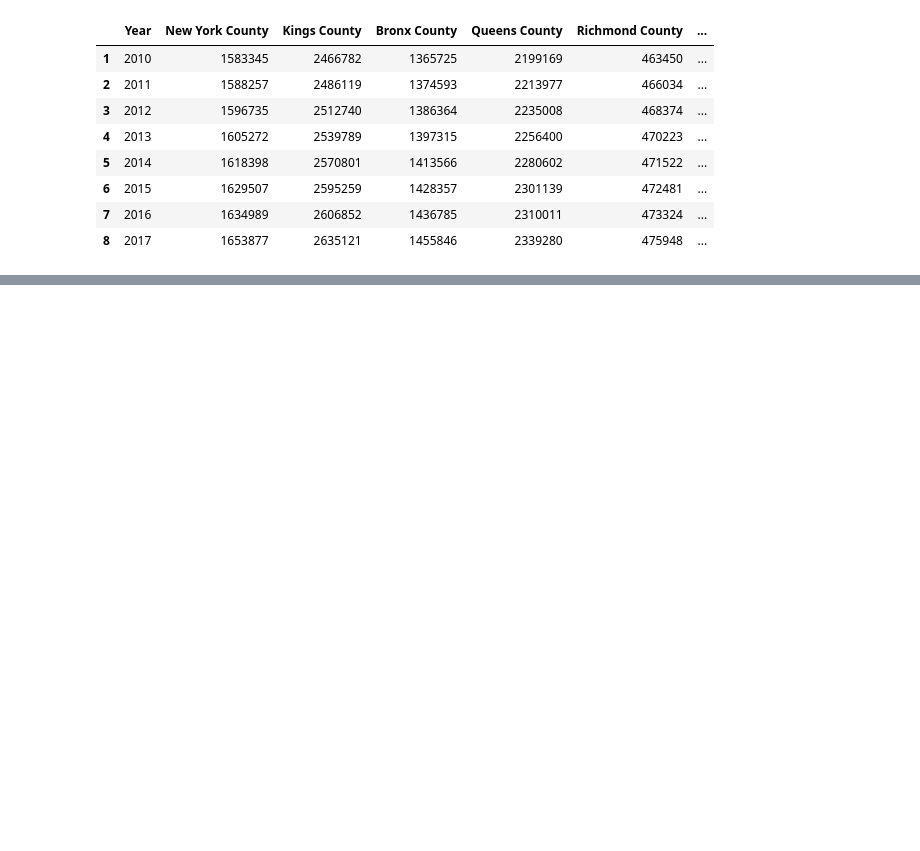
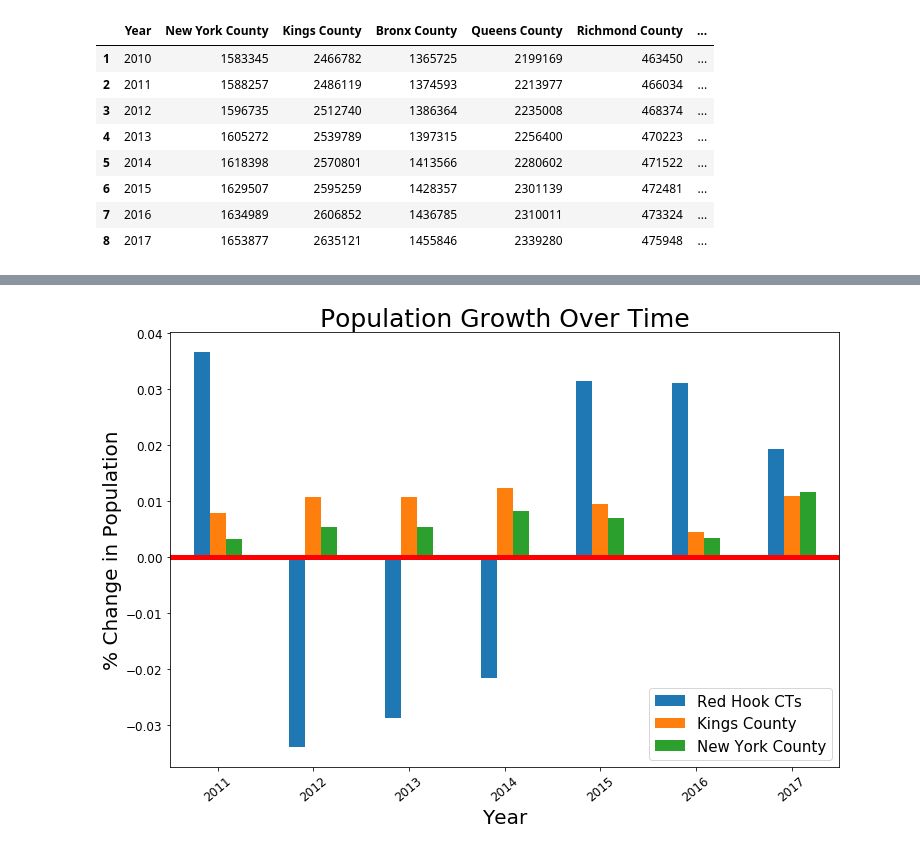
Before and after one commit to akash-y/digitalceqr, a Jupyter notebook: CHAPTER 21 - CHARACTER/population.ipynb, the cells around one changed output, grey strips where cells are left out. Cells and saved outputs as stored; diff of their text form; code cells hidden in the pictures; blank space fills up the shorter version.

```diff
--- a/CHAPTER 21 - CHARACTER/population.ipynb
+++ b/CHAPTER 21 - CHARACTER/population.ipynb
@@ -78,0 +81,4 @@ pop_df
+# %%
+# Get specific df columns for the plot at the end
+cols_filter = pop_df.columns.drop(['Year','Bronx County','Queens County','Richmond County','New York City Total'])
+cols_filter
@@ -78,0 +87,4 @@ pop_df
+# %%
+# Get the years for the following merge
+years = pop_df[['Year']]
+years
@@ -78,0 +101,5 @@ pop_df
+# %%
+# Percentage change in population
+pc = pop_df[cols_filter].pct_change().drop([1]).reset_index(drop=True)
+pc = pc.merge(years.drop([1]).reset_index(drop=True), how='left', left_index=True, right_index=True)
+pc
@@ -78,0 +115,14 @@ pop_df
+# %%
+# Plot
+f, ax = plt.subplots(figsize=(12,8))
+pc.plot(x="Year", y=["Red Hook CTs", "Kings County", "New York County"], kind="bar", ax=ax)
+ax.axhline(0, color='red', lw=5)
+plt.title("Population Growth Over Time", fontsize=25)
+plt.xlabel("Year", fontsize=20)
+plt.ylabel("% Change in Population", fontsize=20)
+plt.xticks(fontsize=12, rotation=40)
+plt.yticks(fontsize=12)
+plt.legend(fontsize=15)
+plt.show()
+# %% [output]
+[figure, added]
```
Also changed, not shown: parts of 4 cells of this notebook, 5 other files.
